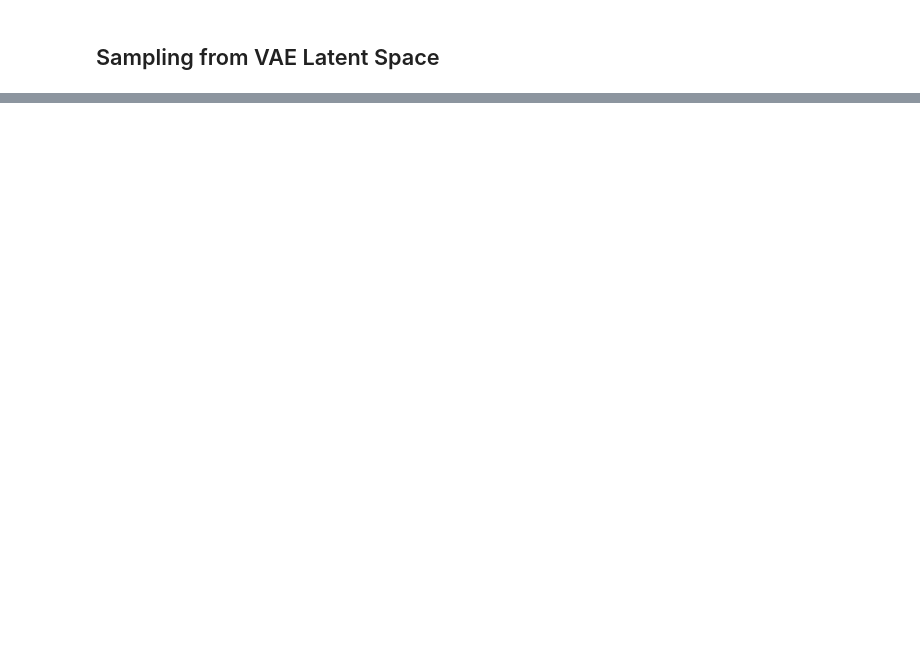
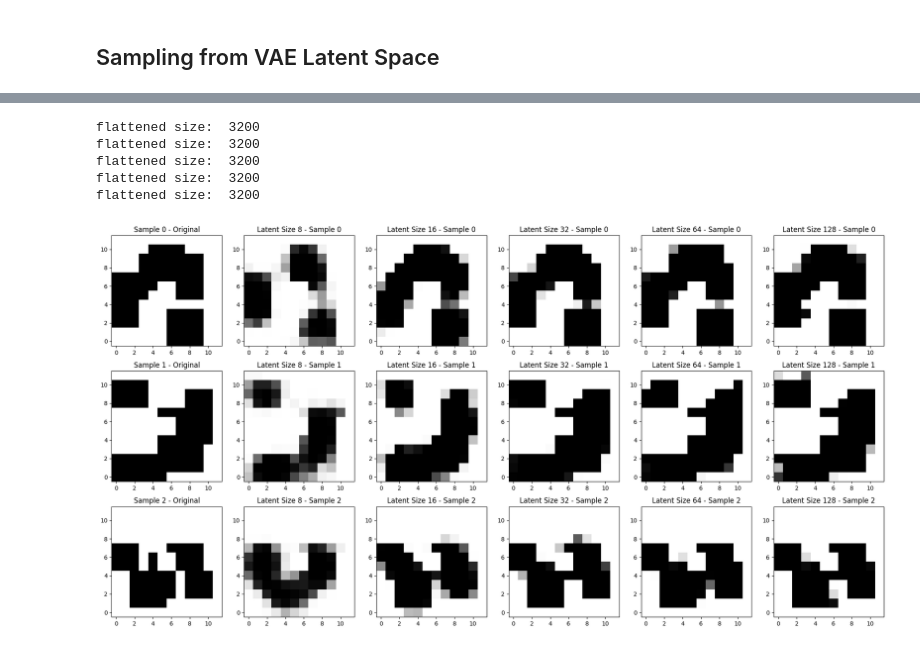
Before and after one commit to MarshallVielmetti/dynamic_mpnet, a Jupyter notebook: code/dynamic_mpnet.ipynb, the cells around one changed output, grey strips where cells are left out. Drawn from its saved outputs; the diff is of its cells as text; code cells hidden in the pictures; blank space fills up the shorter version.

```diff
--- a/code/dynamic_mpnet.ipynb
+++ b/code/dynamic_mpnet.ipynb
@@ -619,0 +705,61 @@ Shape of cov: (32, 32)
+# %%
+import os
+
+# Save Models
+for i, latent_size in enumerate(LATENT_SIZES):
+    enc_save_path = os.path.join(os.getcwd(), f"models/big_obs_encoder_{latent_size}.pth")
+    dec_save_path = os.path.join(os.getcwd(), f"models/big_obs_decoder_{latent_size}.pth")
+    torch.save(encoders[i].state_dict(), enc_save_path)
+    torch.save(decoders[i].state_dict(), dec_save_path)
+# %%
+# Load Models & Evaluate
+map_generator = OccupancyGridGenerator((12, 12), 8)
+
+# Generate 3 maps that all models will then be evaluated on
+map_samples = [Tensor(map_generator.sample()).unsqueeze(0).unsqueeze(0) for _ in range(3)]
+
+# Plot the generated maps
+# Each column will represent a different map, each row a different model
+
+plt.figure(figsize=(24, 12))
+
+for i, map_sample in enumerate(map_samples):
+    plt.subplot(3, len(LATENT_SIZES) + 1, (i * (len(LATENT_SIZES) + 1)) + 1)
+    plt.imshow(map_sample.squeeze(0).squeeze(0).detach().cpu().numpy(), cmap='gray_r', origin='lower')
+    plt.title(f"Sample {i} - Original")
+
+
+# Load models and evaluate
+for latent_size in LATENT_SIZES:
+    enc_save_path = os.path.join(os.getcwd(), f"models/big_obs_encoder_{latent_size}.pth")
+    dec_save_path = os.path.join(os.getcwd(), f"models/big_obs_decoder_{latent_size}.pth")
+
+    encoder = VariationalEncoder((12, 12), latent_size)
+    decoder = CNNDecoder((12, 12), latent_size)
+
+    encoder.load_state_dict(torch.load(enc_save_path))
+    decoder.load_state_dict(torch.load(dec_save_path))
+
+    for i, map_sample in enumerate(map_samples):
+        # Run the encoder
+        mean, cov = encoder.predict(map_sample)
+
+        # Decode the latent space sample
+        mean_decoded = decoder(mean)
+        mean_decoded = mean_decoded.squeeze(0).squeeze(0) # Remove batch dimension
+        mean_decoded = mean_decoded.detach().cpu().numpy()
+        mean_decoded = np.clip(mean_decoded, 0, 1) # Clip values to [0, 1] range
+        # mean_decoded = mean_decoded.T
+
+        plt.subplot(3, len(LATENT_SIZES) + 1, (i * (len(LATENT_SIZES) + 1)) + LATENT_SIZES.index(latent_size) + 2)
+        plt.imshow(mean_decoded, cmap='gray_r', origin='lower')
+        plt.title(f"Latent Size {latent_size} - Sample {i}")
+
+plt.show()
+# %% [output]
+flattened size:  3200
+flattened size:  3200
+flattened size:  3200
+flattened size:  3200
+flattened size:  3200
+[figure, added]
```
Also changed, not shown: parts of 5 cells of this notebook, 27 other files.
